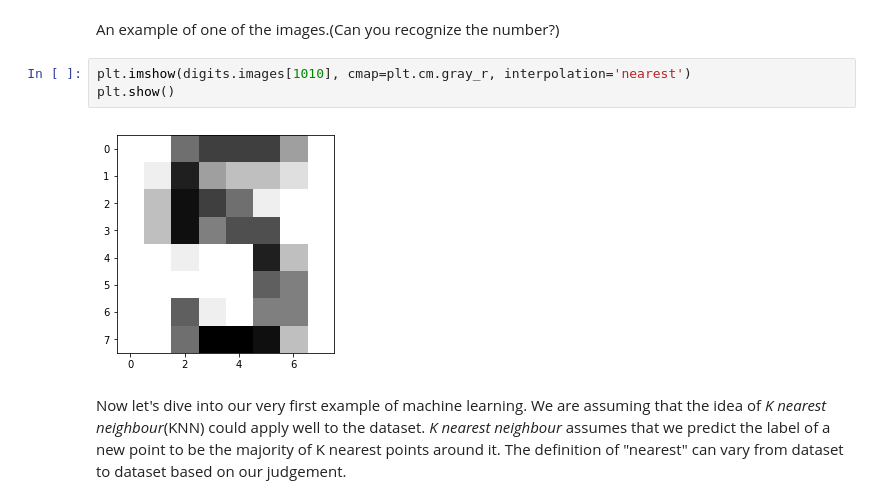
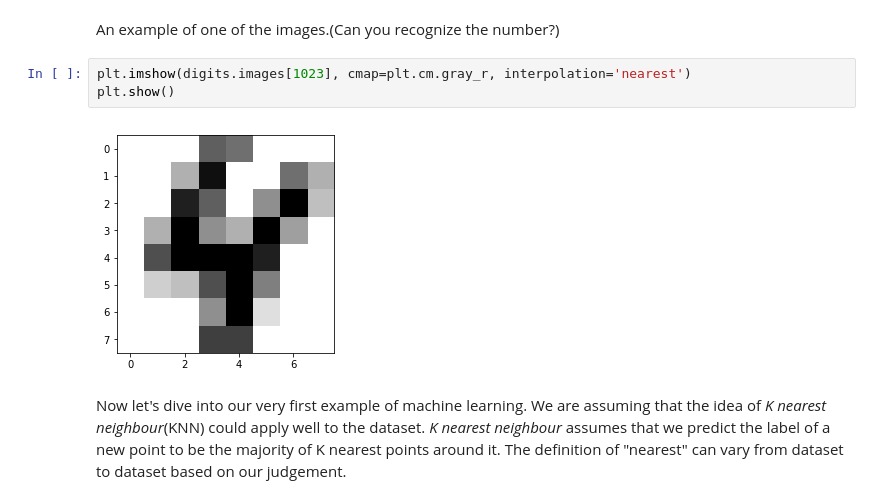
Before and after one commit to MichiganDataScienceTeam/2018-tutorials, a Jupyter notebook: Machine-Learning-Basics/Machine-Learning-Basics.ipynb, the cells around one changed output. Cells and saved outputs as stored; diff of their text form.

```diff
--- a/Machine-Learning-Basics/Machine-Learning-Basics.ipynb
+++ b/Machine-Learning-Basics/Machine-Learning-Basics.ipynb
@@ -34,10 +34,10 @@ digits = datasets.load_digits()
 # %% [markdown]
 An example of one of the images.(Can you recognize the number?)
 # %%
-plt.imshow(digits.images[1010], cmap=plt.cm.gray_r, interpolation='nearest')
+plt.imshow(digits.images[1023], cmap=plt.cm.gray_r, interpolation='nearest')
 plt.show()
 # %% [output]
-[figure, old version]
+[figure, new version]
 # %% [markdown]
 Now let's dive into our very first example of machine learning. We are assuming that the idea of _K nearest neighbour_(KNN) could apply well to the dataset. _K nearest neighbour_ assumes that we predict the label of a new point to be the majority of K nearest points around it. The definition of "nearest" can vary from dataset to dataset based on our judgement.
 # %%
```
Also changed, not shown: 1 other file.
